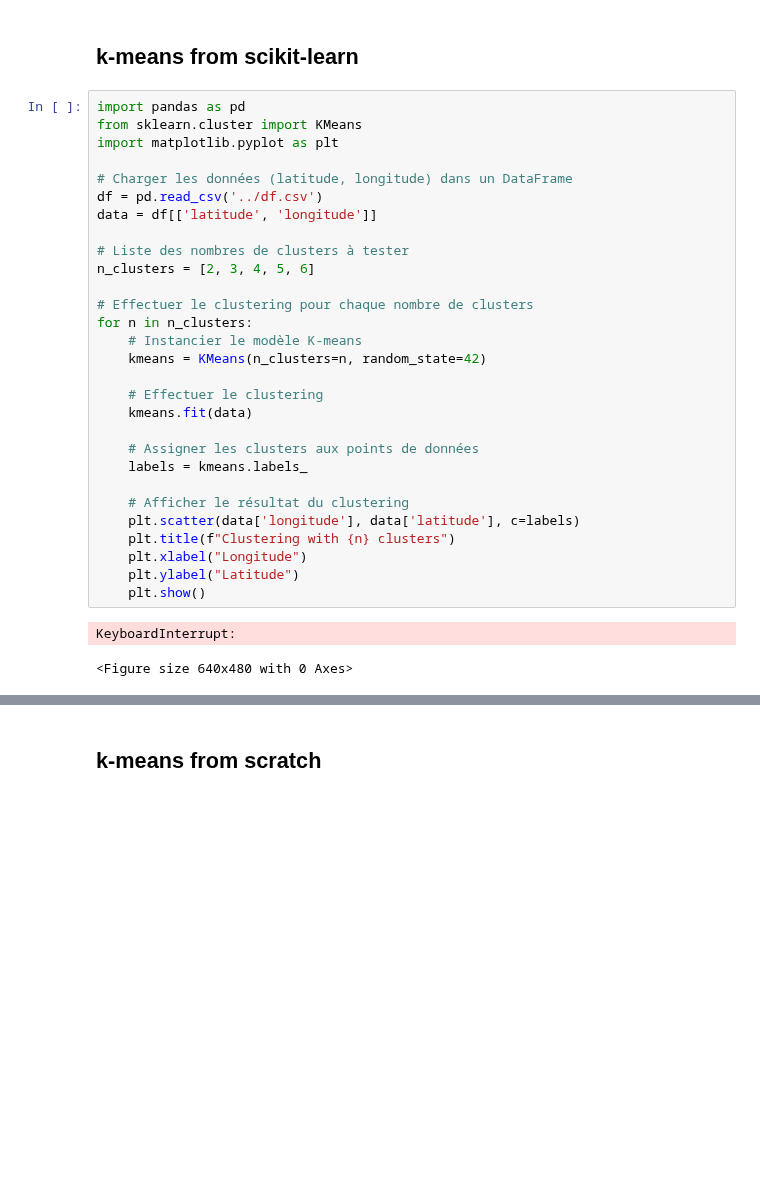
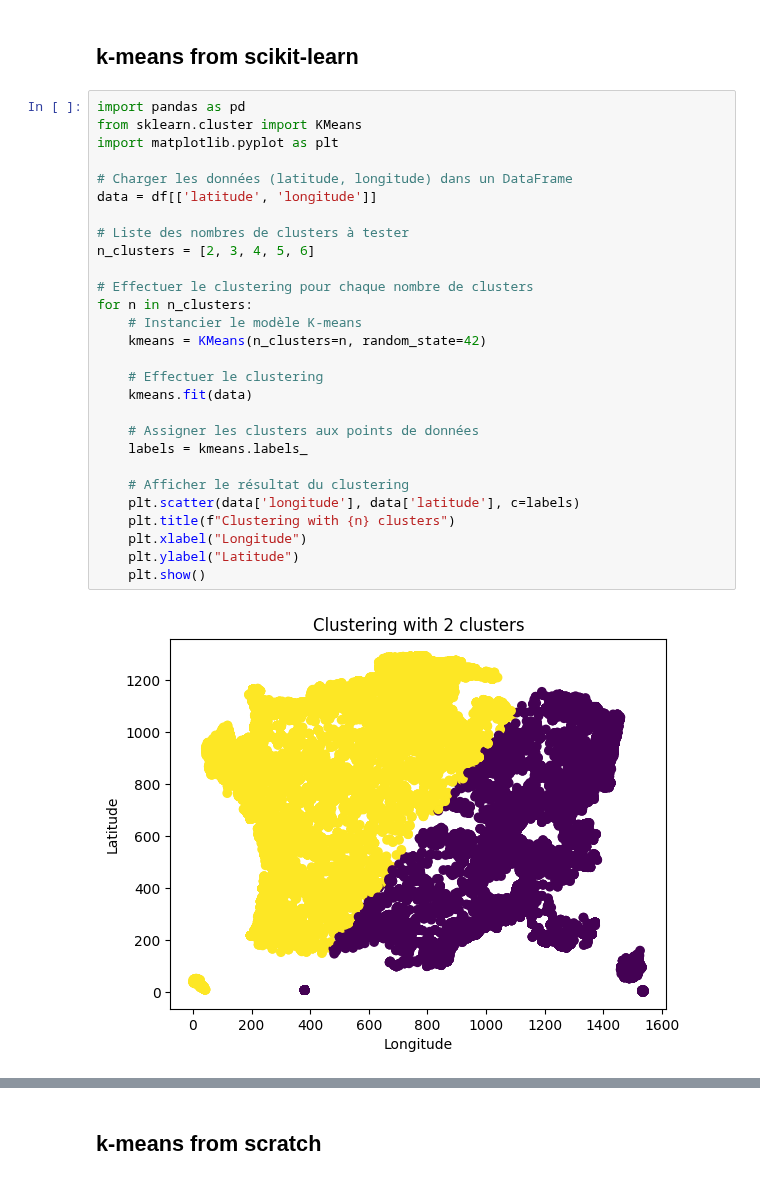
Before and after one commit to Epwo/ProjetA3-23, a Jupyter notebook: IA/non supervisé/non-supervise.ipynb, the cells around one changed output, grey strips where cells are left out. Cells and saved outputs as stored; diff of their text form; blank space fills up the shorter version.

```diff
--- a/IA/non supervisé/non-supervise.ipynb
+++ b/IA/non supervisé/non-supervise.ipynb
@@ -106,32 +85,30 @@ plt.show()
 # %%
 import pandas as pd
 from sklearn.cluster import KMeans
 import matplotlib.pyplot as plt
 
 # Charger les données (latitude, longitude) dans un DataFrame
-df = pd.read_csv('../df.csv')
 data = df[['latitude', 'longitude']]
 
 # Liste des nombres de clusters à tester
 n_clusters = [2, 3, 4, 5, 6]
 
 # Effectuer le clustering pour chaque nombre de clusters
 for n in n_clusters:
     # Instancier le modèle K-means
     kmeans = KMeans(n_clusters=n, random_state=42)
 
     # Effectuer le clustering
     kmeans.fit(data)
 
     # Assigner les clusters aux points de données
     labels = kmeans.labels_
 
     # Afficher le résultat du clustering
     plt.scatter(data['longitude'], data['latitude'], c=labels)
     plt.title(f"Clustering with {n} clusters")
     plt.xlabel("Longitude")
     plt.ylabel("Latitude")
     plt.show()
 # %% [output]
-KeyboardInterrupt:
-<Figure size 640x480 with 0 Axes>
+[figure, added]
```
Also changed, not shown: parts of 2 cells of this notebook.
